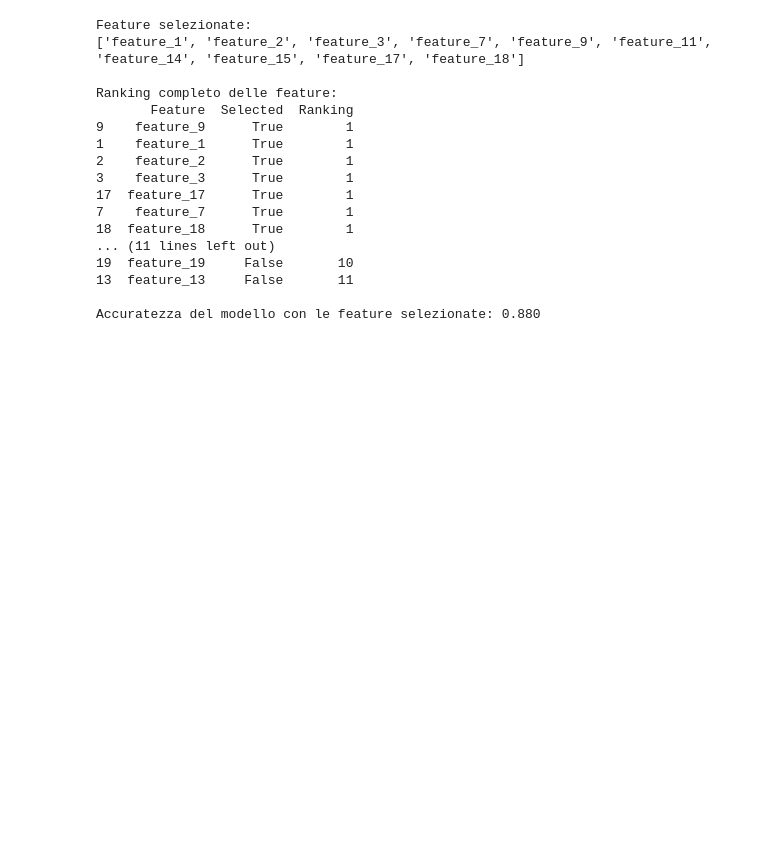
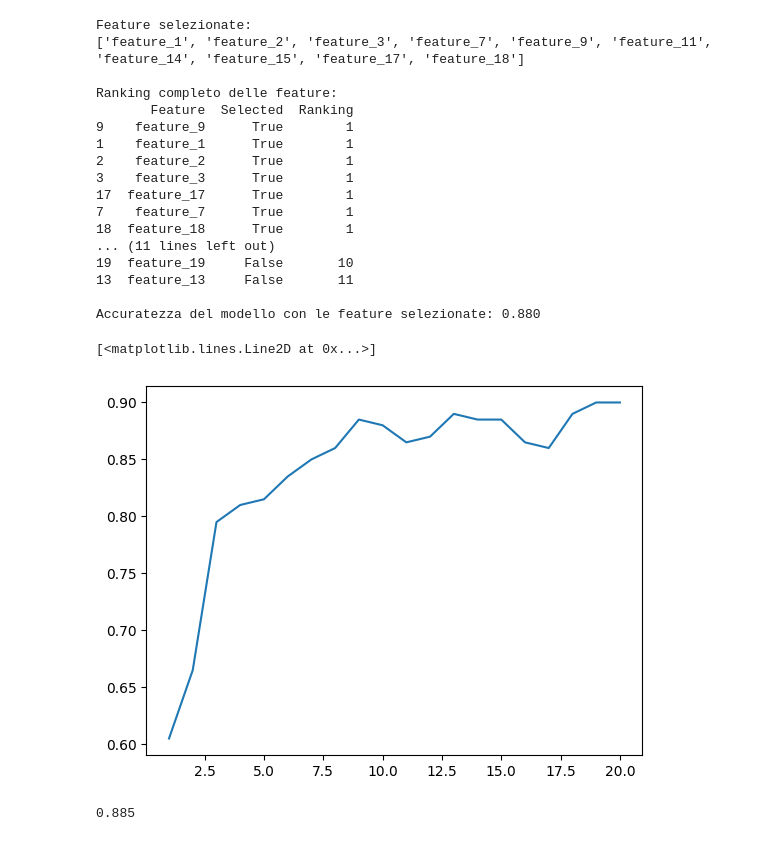
Before and after one commit to theredsilva/FISTIC2024, a Jupyter notebook: Less14/Feature_selection_skl/select.ipynb, the cells around one changed output. Saved outputs shown, nothing was run; the diff lists cells and outputs as text; code cells hidden in the pictures; blank space fills up the shorter version.

```diff
--- a/Less14/Feature_selection_skl/select.ipynb
+++ b/Less14/Feature_selection_skl/select.ipynb
@@ -201,3 +217,34 @@ Ranking completo delle feature:
 13  feature_13     False       11
 
 Accuratezza del modello con le feature selezionate: 0.880
+# %%
+acc_list = []
+for i in range(1,21):
+    selector = SelectKBest(score_func=f_classif, k=i)
+    X_train_selected = selector.fit_transform(X_train, y_train)
+    X_test_selected = selector.transform(X_test)
+    model = RandomForestClassifier(n_estimators=100,
+                                        random_state=42,
+                                        )
+    model.fit(X_train_selected, y_train)
+    acc = model.score(X_test_selected,y_test)
+    acc_list.append(acc)
+# %%
+import matplotlib.pyplot as plt
+
+plt.plot(range(1,21),acc_list)
+# %% [output]
+[<matplotlib.lines.Line2D at 0x...>]
+[figure, added]
+# %%
+selector = SelectKBest(score_func=f_classif, k=9)
+X_train_selected = selector.fit_transform(X_train, y_train)
+X_test_selected = selector.transform(X_test)
+model = RandomForestClassifier(n_estimators=100,
+                                    random_state=42,
+                                    )
+model.fit(X_train_selected, y_train)
+acc = model.score(X_test_selected,y_test)
+acc
+# %% [output]
+0.885
```
Also changed, not shown: parts of 1 cell of this notebook, 9 other files.
